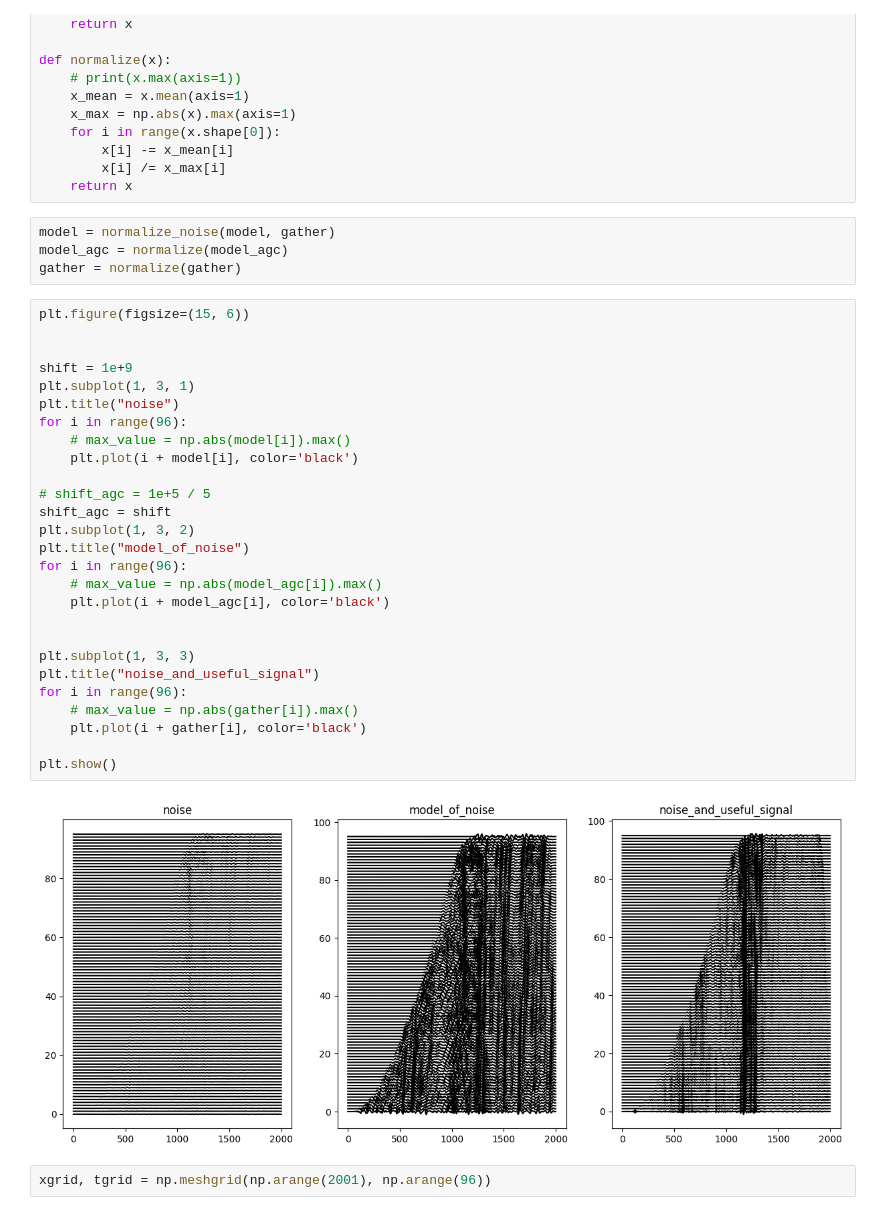
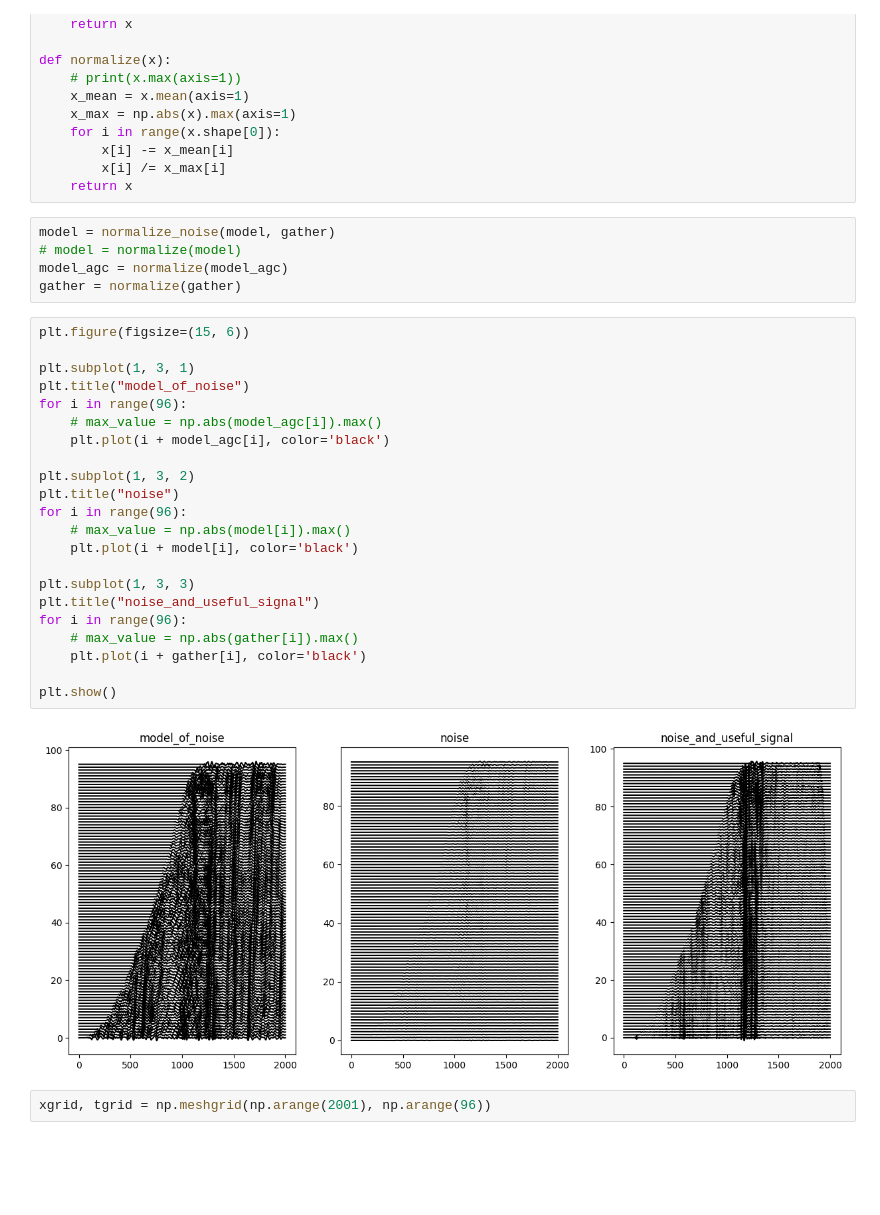
Before and after one commit to dd114/Adaptive-filter-1, a Jupyter notebook: Real-signals 2.ipynb, the cells around one changed output. Saved outputs shown, nothing was run; the diff lists cells and outputs as text; blank space fills up the shorter version.

```diff
--- a/Real-signals 2.ipynb
+++ b/Real-signals 2.ipynb
@@ -59,37 +59,33 @@ def normalize(x):
     return x
 # %%
 model = normalize_noise(model, gather)
+# model = normalize(model)
 model_agc = normalize(model_agc)
 gather = normalize(gather)
 # %%
 plt.figure(figsize=(15, 6))
 
-
-shift = 1e+9
 plt.subplot(1, 3, 1)
-plt.title("noise")
-for i in range(96):
-    # max_value = np.abs(model[i]).max()
-    plt.plot(i + model[i], color='black')
-
-# shift_agc = 1e+5 / 5
-shift_agc = shift
-plt.subplot(1, 3, 2)
 plt.title("model_of_noise")
 for i in range(96):
     # max_value = np.abs(model_agc[i]).max()
     plt.plot(i + model_agc[i], color='black')
 
+plt.subplot(1, 3, 2)
+plt.title("noise")
+for i in range(96):
+    # max_value = np.abs(model[i]).max()
+    plt.plot(i + model[i], color='black')
 
 plt.subplot(1, 3, 3)
 plt.title("noise_and_useful_signal")
 for i in range(96):
     # max_value = np.abs(gather[i]).max()
     plt.plot(i + gather[i], color='black')
 
 plt.show()
 # %% [output]
-[figure, old version]
+[figure, new version]
 # %%
 xgrid, tgrid = np.meshgrid(np.arange(2001), np.arange(96))
 # %%
```
Also changed, not shown: parts of 11 cells of this notebook, 1 other file.
